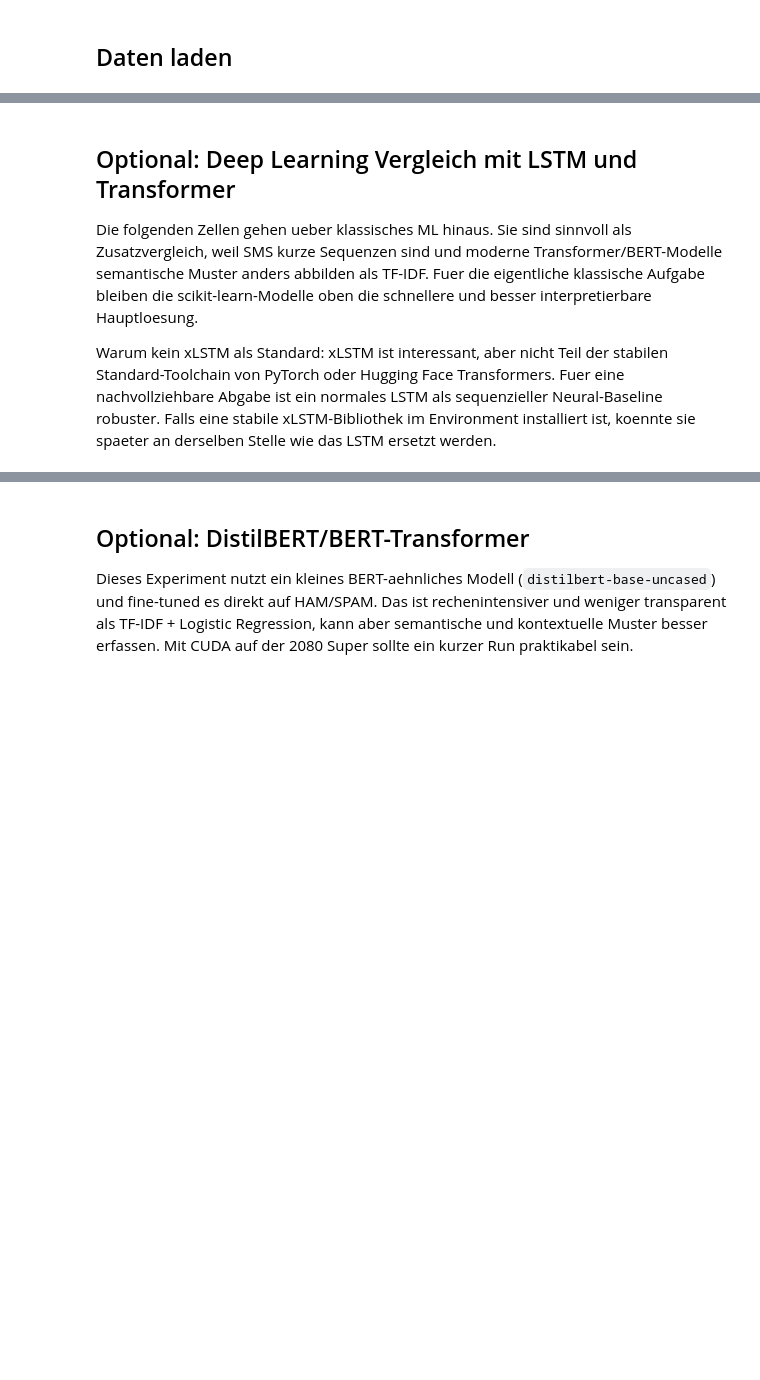
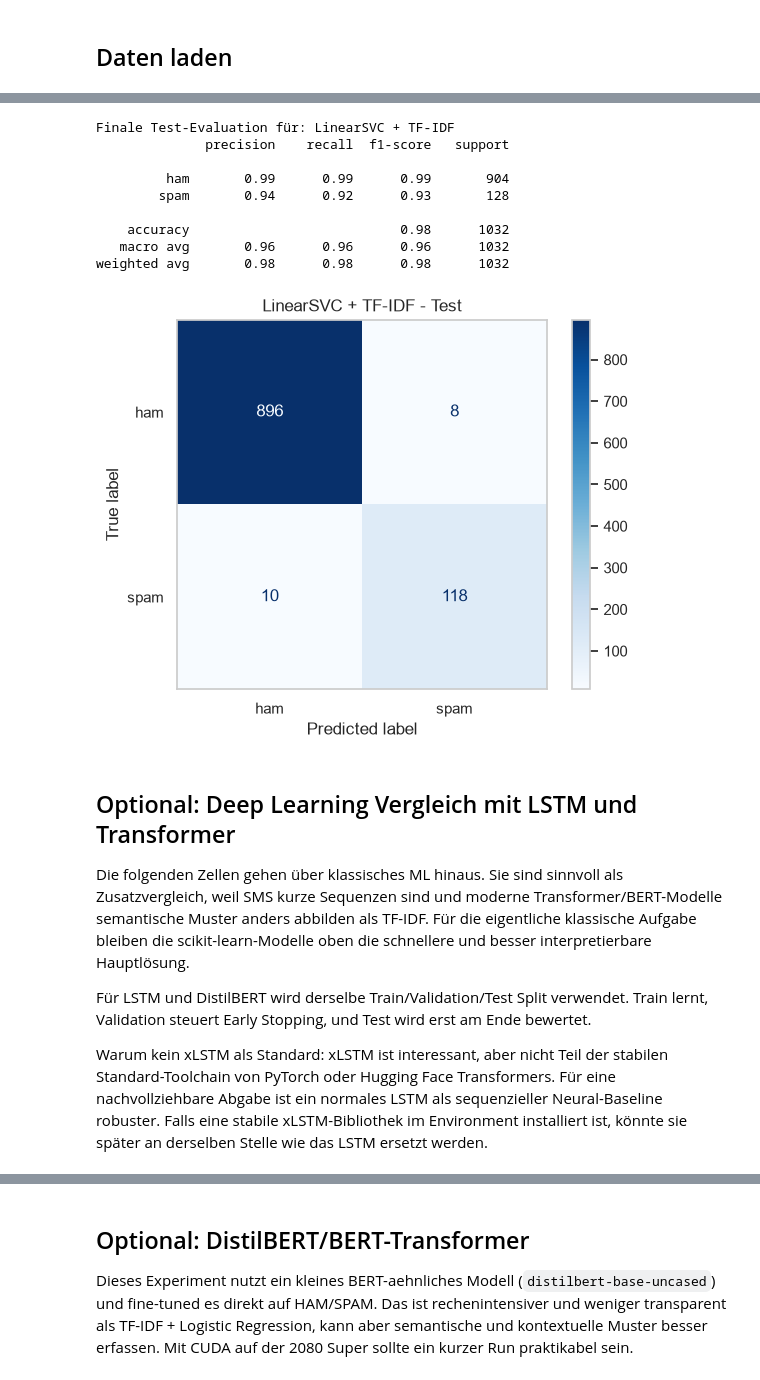
Before and after one commit to derZeiner/a1-bewerbung, a Jupyter notebook: 04_1_classic_ml.ipynb, the cells around one changed output, grey strips where cells are left out. Cells and saved outputs as stored; diff of their text form; code cells hidden in the pictures; blank space fills up the shorter version.

```diff
--- a/04_1_classic_ml.ipynb
+++ b/04_1_classic_ml.ipynb
@@ -153,19 +406,30 @@ display(results_df.round(4))
 # %%
-best_model_name = results_df.iloc[0]["model"]
-best_predictions = predictions[best_model_name]
-print(f"Bestes Modell nach SPAM-F1: {best_model_name}")
+print(f"Finale Test-Evaluation für: {best_model_name}")
 print(classification_report(y_test, best_predictions, target_names=["ham", "spam"], zero_division=0))
 
 cm = confusion_matrix(y_test, best_predictions)
 ConfusionMatrixDisplay(cm, display_labels=["ham", "spam"]).plot(cmap="Blues", values_format="d")
-plt.title(best_model_name)
+plt.title(f"{best_model_name} - Test")
 plt.grid(False)
+# %% [output]
+Finale Test-Evaluation für: LinearSVC + TF-IDF
+              precision    recall  f1-score   support
+
+         ham       0.99      0.99      0.99       904
+        spam       0.94      0.92      0.93       128
+
+    accuracy                           0.98      1032
+   macro avg       0.96      0.96      0.96      1032
+weighted avg       0.98      0.98      0.98      1032
+[figure, added]
 # %% [markdown]
 ## Optional: Deep Learning Vergleich mit LSTM und Transformer
 
-Die folgenden Zellen gehen ueber klassisches ML hinaus. Sie sind sinnvoll als Zusatzvergleich, weil SMS kurze Sequenzen sind und moderne Transformer/BERT-Modelle semantische Muster anders abbilden als TF-IDF. Fuer die eigentliche klassische Aufgabe bleiben die scikit-learn-Modelle oben die schnellere und besser interpretierbare Hauptloesung.
+Die folgenden Zellen gehen über klassisches ML hinaus. Sie sind sinnvoll als Zusatzvergleich, weil SMS kurze Sequenzen sind und moderne Transformer/BERT-Modelle semantische Muster anders abbilden als TF-IDF. Für die eigentliche klassische Aufgabe bleiben die scikit-learn-Modelle oben die schnellere und besser interpretierbare Hauptlösung.
 
-Warum kein xLSTM als Standard: xLSTM ist interessant, aber nicht Teil der stabilen Standard-Toolchain von PyTorch oder Hugging Face Transformers. Fuer eine nachvollziehbare Abgabe ist ein normales LSTM als sequenzieller Neural-Baseline robuster. Falls eine stabile xLSTM-Bibliothek im Environment installiert ist, koennte sie spaeter an derselben Stelle wie das LSTM ersetzt werden.
+Für LSTM und DistilBERT wird derselbe Train/Validation/Test Split verwendet. Train lernt, Validation steuert Early Stopping, und Test wird erst am Ende bewertet.
+
+Warum kein xLSTM als Standard: xLSTM ist interessant, aber nicht Teil der stabilen Standard-Toolchain von PyTorch oder Hugging Face Transformers. Für eine nachvollziehbare Abgabe ist ein normales LSTM als sequenzieller Neural-Baseline robuster. Falls eine stabile xLSTM-Bibliothek im Environment installiert ist, könnte sie später an derselben Stelle wie das LSTM ersetzt werden.
 # %%
 try:
     import torch
```
Also changed, not shown: parts of 19 cells of this notebook, 5 other files.
